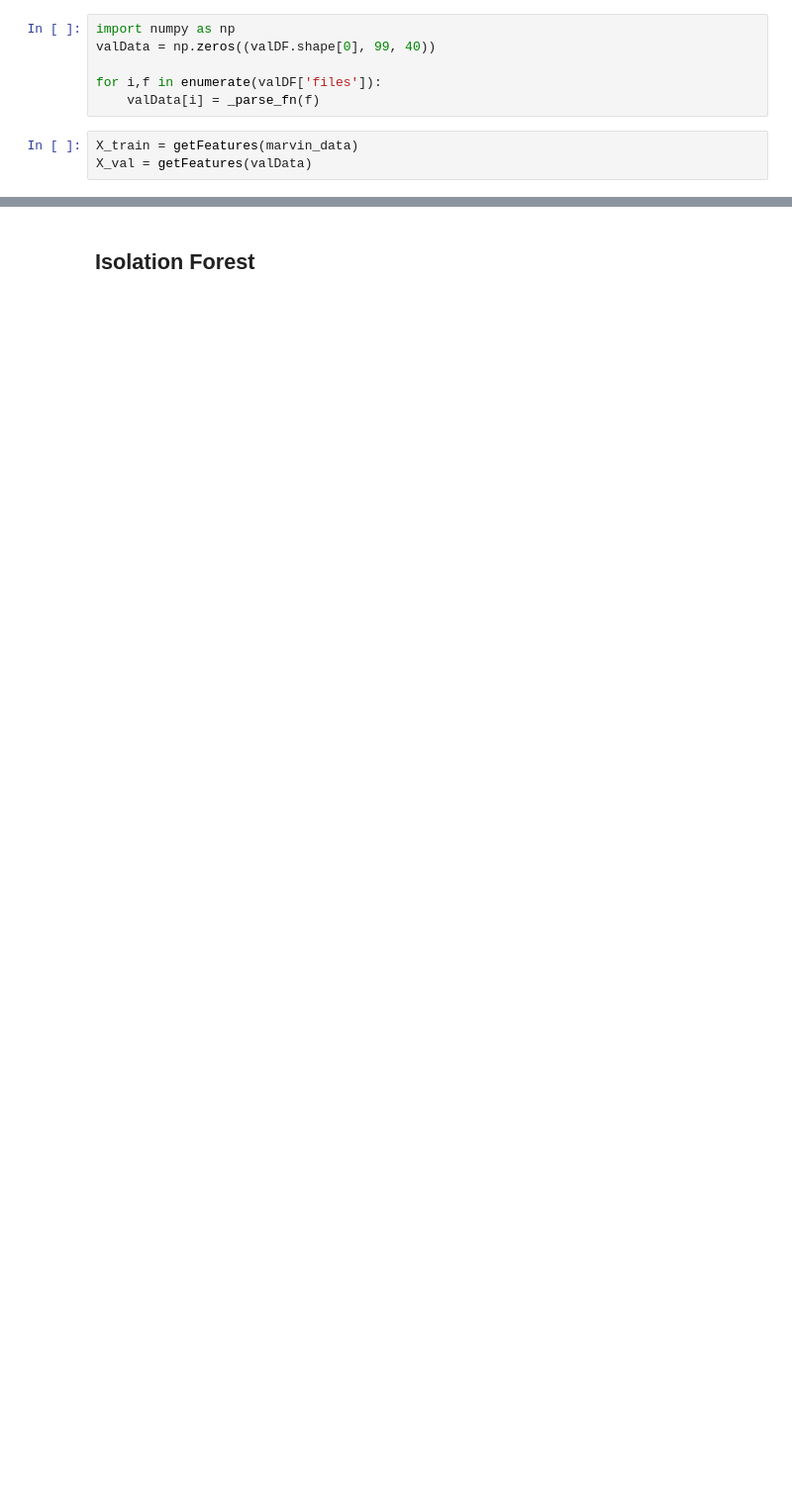
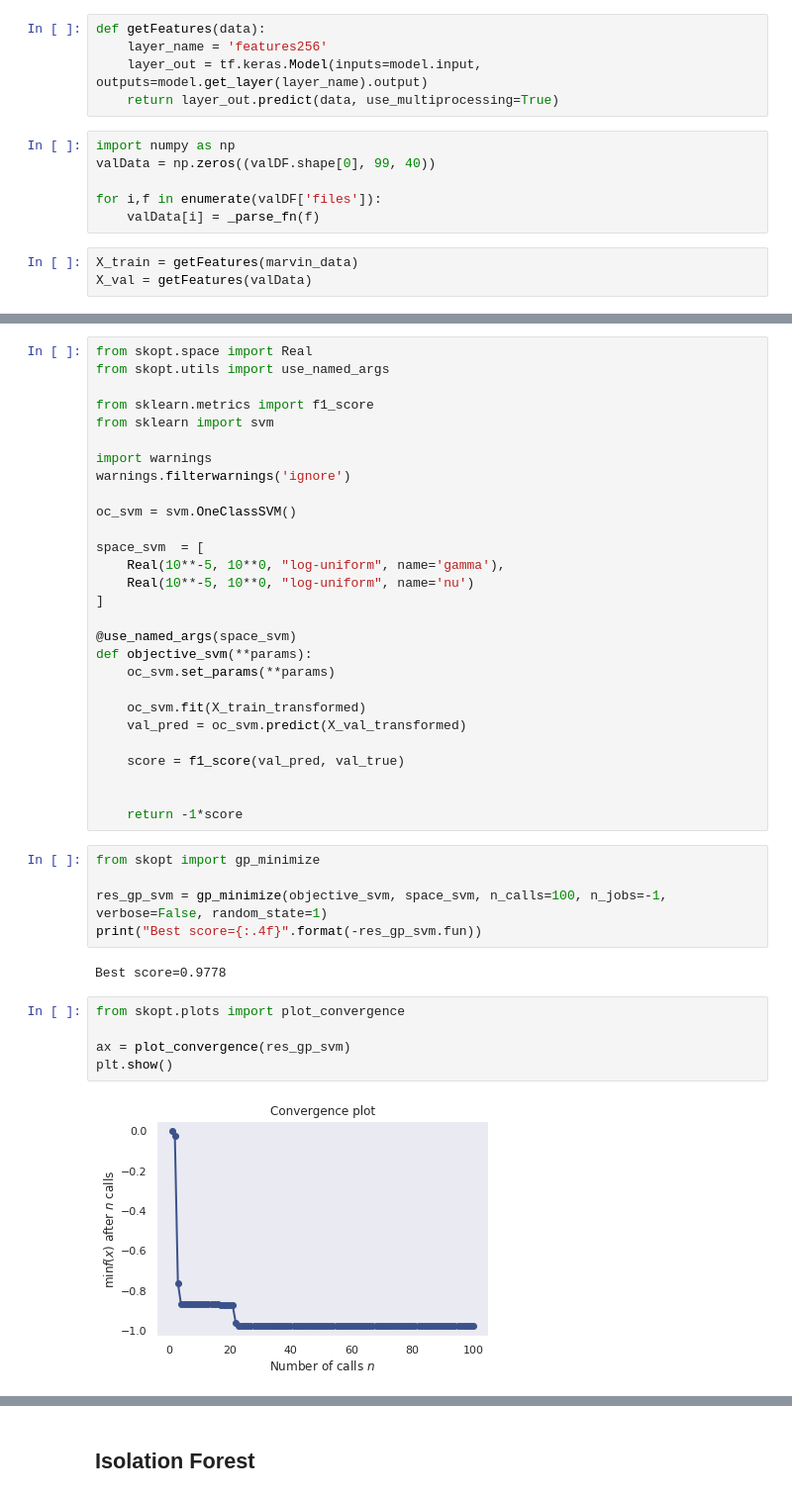
Before and after one commit to Mmiglio/SpeechRecognition, a Jupyter notebook: notebooks/OneClass_Marvin.ipynb, the cells around one changed output, grey strips where cells are left out. Shown: that part at 99% size. Saved outputs shown, nothing was run; the diff lists cells and outputs as text; blank space fills up the shorter version.

```diff
--- a/notebooks/OneClass_Marvin.ipynb
+++ b/notebooks/OneClass_Marvin.ipynb
@@ -296,6 +314,11 @@ def _parse_fn(filename):
     wave = _loadWavs(filename)
     fbank = _logMelFilterbank(wave)
     return fbank
+# %%
+def getFeatures(data):
+    layer_name = 'features256'
+    layer_out = tf.keras.Model(inputs=model.input, outputs=model.get_layer(layer_name).output)
+    return layer_out.predict(data, use_multiprocessing=True)
 # %%
 import numpy as np
 valData = np.zeros((valDF.shape[0], 99, 40))
@@ -307,0 +346,42 @@ X_val = getFeatures(valData)
+# %%
+from skopt.space import Real
+from skopt.utils import use_named_args
+
+from sklearn.metrics import f1_score
+from sklearn import svm
+
+import warnings
+warnings.filterwarnings('ignore')
+
+oc_svm = svm.OneClassSVM()
+
+space_svm  = [
+    Real(10**-5, 10**0, "log-uniform", name='gamma'),
+    Real(10**-5, 10**0, "log-uniform", name='nu')
+]
+
+@use_named_args(space_svm)
+def objective_svm(**params):
+    oc_svm.set_params(**params)
+
+    oc_svm.fit(X_train_transformed)
+    val_pred = oc_svm.predict(X_val_transformed)
+
+    score = f1_score(val_pred, val_true)
+
+
+    return -1*score
+# %%
+from skopt import gp_minimize
+
+res_gp_svm = gp_minimize(objective_svm, space_svm, n_calls=100, n_jobs=-1, verbose=False, random_state=1)
+print("Best score={:.4f}".format(-res_gp_svm.fun))
+# %% [output]
+Best score=0.9778
+# %%
+from skopt.plots import plot_convergence
+
+ax = plot_convergence(res_gp_svm)
+plt.show()
+# %% [output]
+[figure, added]
```
Also changed, not shown: parts of 48 cells of this notebook.
